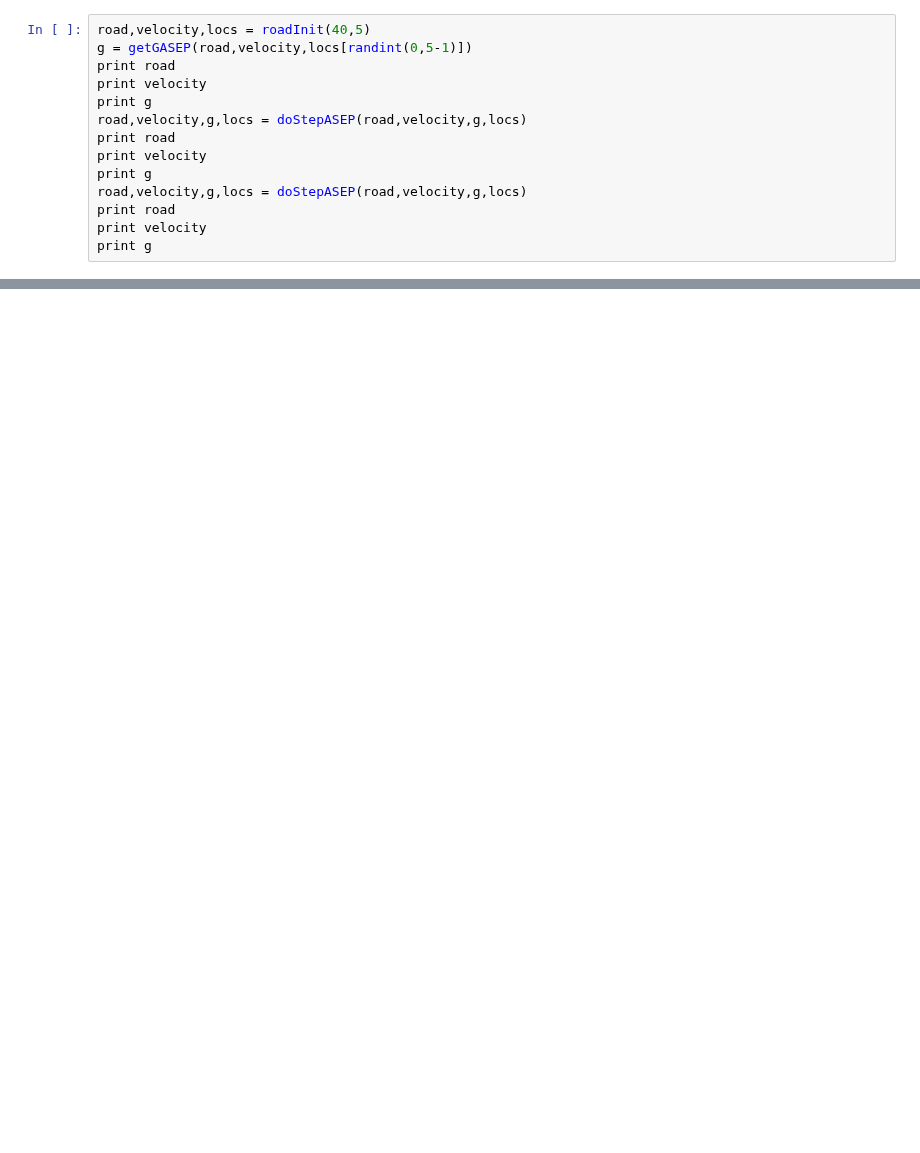
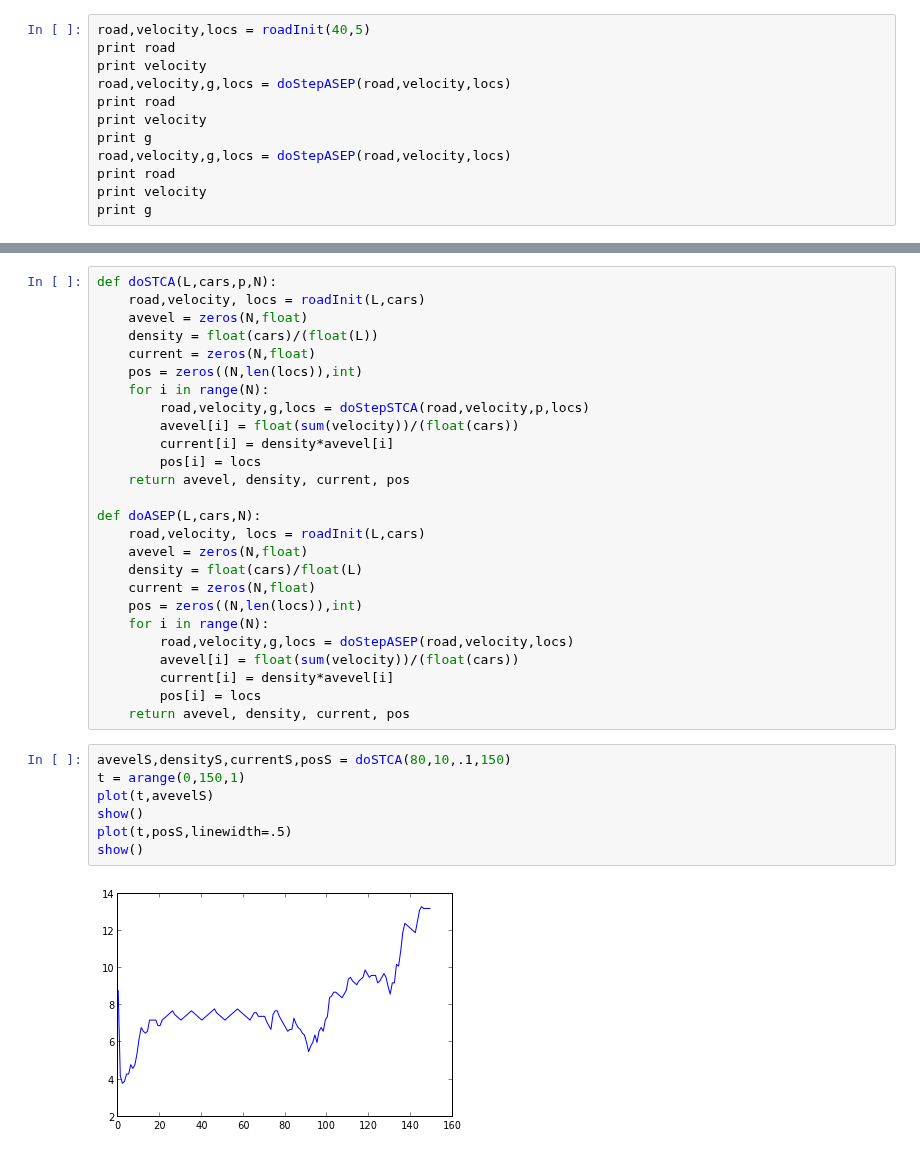
Before and after one commit to jeziegle/PHYS202-S13, a Jupyter notebook: Project/OneDimensionalTraffic.ipynb, the cells around one changed output, grey strips where cells are left out. Saved outputs shown, nothing was run; the diff lists cells and outputs as text; blank space fills up the shorter version.

```diff
--- a/Project/OneDimensionalTraffic.ipynb
+++ b/Project/OneDimensionalTraffic.ipynb
@@ -130,15 +133,13 @@ print g
 # %%
 road,velocity,locs = roadInit(40,5)
-g = getGASEP(road,velocity,locs[randint(0,5-1)])
+print road
+print velocity
+road,velocity,g,locs = doStepASEP(road,velocity,locs)
 print road
 print velocity
 print g
-road,velocity,g,locs = doStepASEP(road,velocity,g,locs)
+road,velocity,g,locs = doStepASEP(road,velocity,locs)
 print road
 print velocity
 print g
-road,velocity,g,locs = doStepASEP(road,velocity,g,locs)
-print road
-print velocity
-print g
 # %% [output]
@@ -149,0 +157,35 @@ TypeError: 'numpy.int32' object does not support item assignment
+# %%
+def doSTCA(L,cars,p,N):
+    road,velocity, locs = roadInit(L,cars)
+    avevel = zeros(N,float)
+    density = float(cars)/(float(L))
+    current = zeros(N,float)
+    pos = zeros((N,len(locs)),int)
+    for i in range(N):
+        road,velocity,g,locs = doStepSTCA(road,velocity,p,locs)
+        avevel[i] = float(sum(velocity))/(float(cars))
+        current[i] = density*avevel[i]
+        pos[i] = locs
+    return avevel, density, current, pos
+
+def doASEP(L,cars,N):
+    road,velocity, locs = roadInit(L,cars)
+    avevel = zeros(N,float)
+    density = float(cars)/float(L)
+    current = zeros(N,float)
+    pos = zeros((N,len(locs)),int)
+    for i in range(N):
+        road,velocity,g,locs = doStepASEP(road,velocity,locs)
+        avevel[i] = float(sum(velocity))/(float(cars))
+        current[i] = density*avevel[i]
+        pos[i] = locs
+    return avevel, density, current, pos
+# %%
+avevelS,densityS,currentS,posS = doSTCA(80,10,.1,150)
+t = arange(0,150,1)
+plot(t,avevelS)
+show()
+plot(t,posS,linewidth=.5)
+show()
+# %% [output]
+[figure, added]
```
Also changed, not shown: parts of 7 cells of this notebook.
